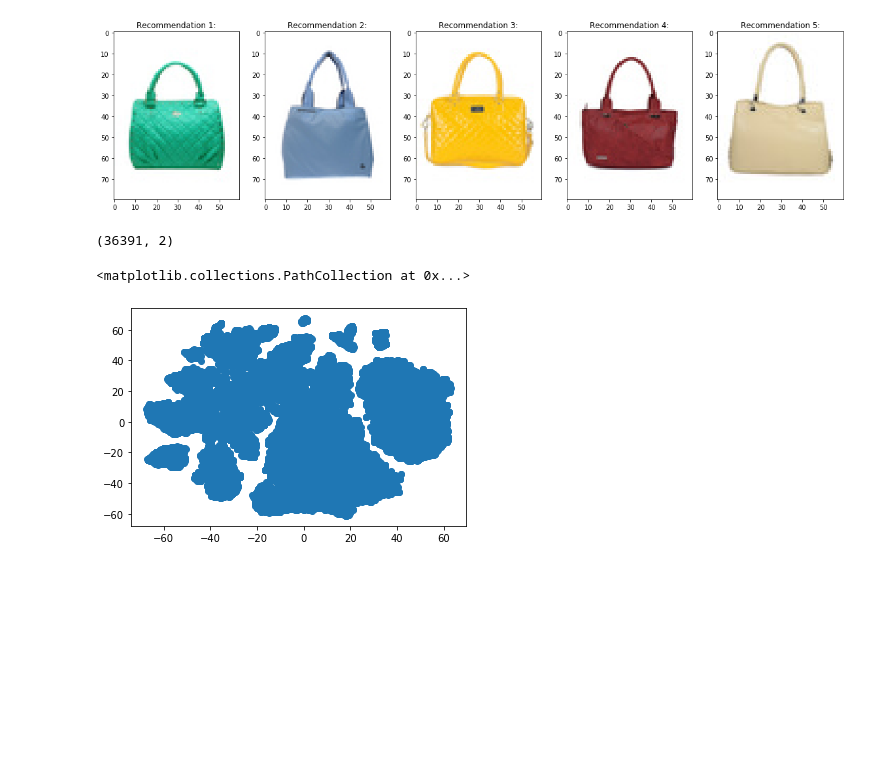
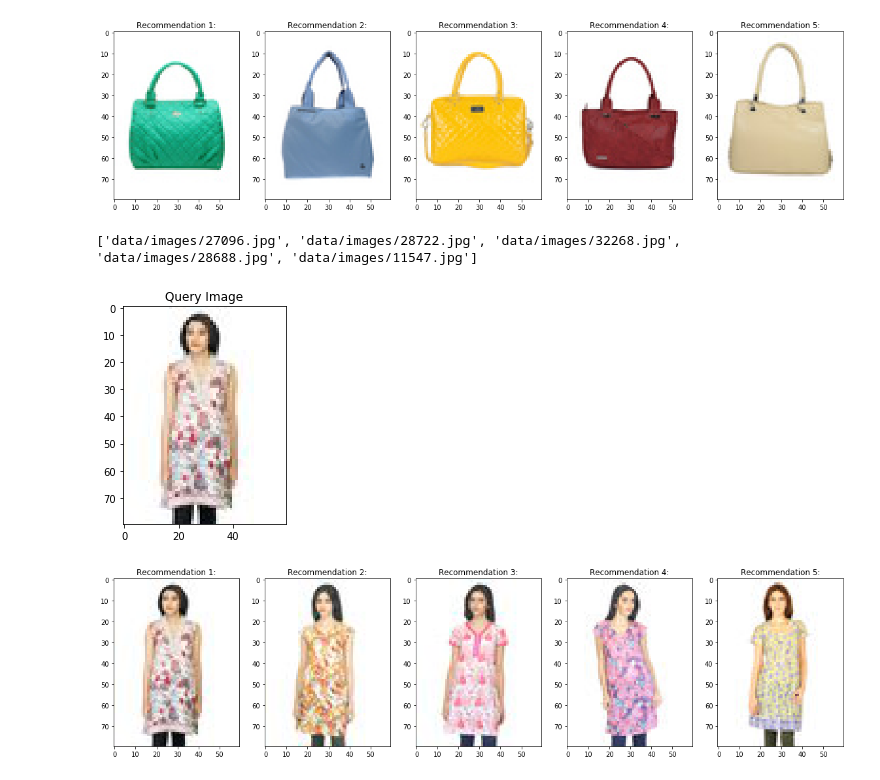
Before and after one commit to mridul-eecs/Image-Similarity-Recommendation-System, a Jupyter notebook: imagesimilarity.ipynb, the cells around one changed output. Drawn from its saved outputs; the diff is of its cells as text; code cells hidden in the pictures; blank space fills up the shorter version.

```diff
--- a/imagesimilarity.ipynb
+++ b/imagesimilarity.ipynb
@@ -120,5 +129,5 @@ array(['images/10000.jpg', 'images/10001.jpg', 'images/10002.jpg', ...,
 # %%
-df_features= pd.DataFrame(features)
+df_features= pd.DataFrame(features, index= filenames)
 cosine_sim = 1-pairwise_distances(df_features, metric= "cosine")
 cosine_sim
 # %% [output]
@@ -229,9 +227,6 @@ X_embedded = TSNE(n_components=2, metric= "cosine", n_jobs= -1).fit_transform(df
-# %%
-X_embedded.shape
-# %% [output]
-(36391, 2)
-# %%
-plt.scatter(X_embedded[:, 0], X_embedded[:, 1])
-# %% [output]
-<matplotlib.collections.PathCollection at 0x...>
-[figure, removed]
+# %%
+getrecommendationRandom(df_sim)
+# %% [output]
+['data/images/27096.jpg', 'data/images/28722.jpg', 'data/images/32268.jpg', 'data/images/28688.jpg', 'data/images/11547.jpg']
+[figure, added]
+[figure, added]
```
Also changed, not shown: parts of 8 cells of this notebook.
